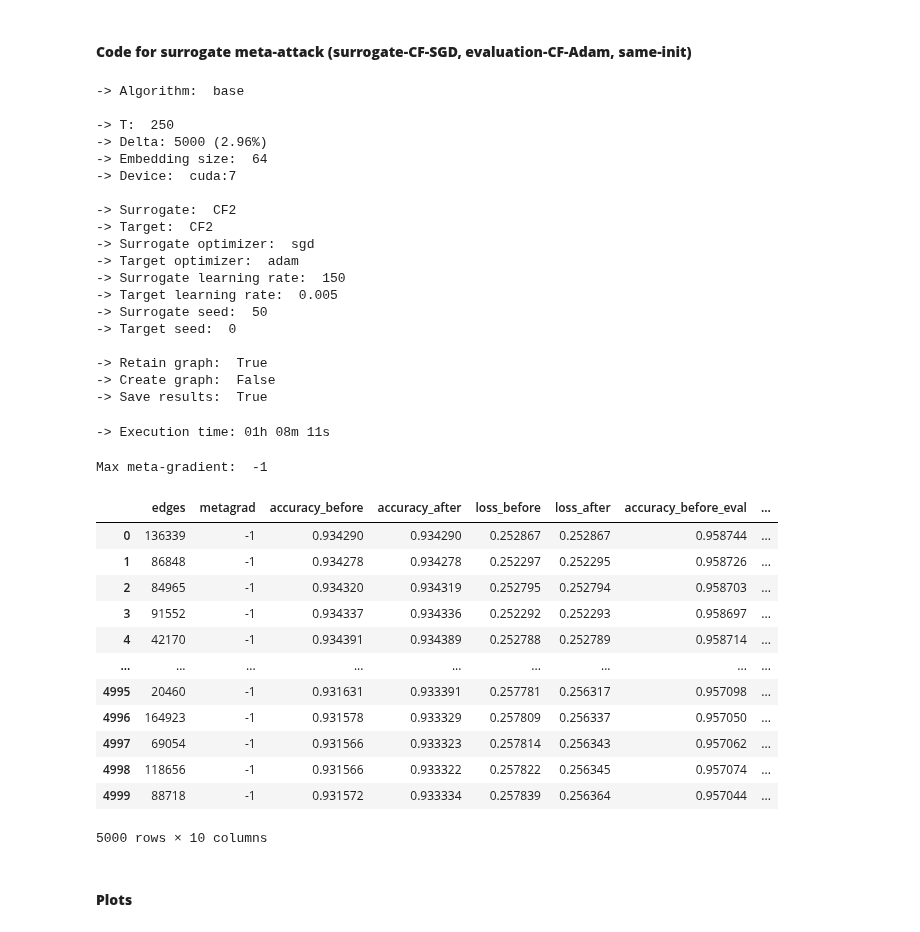
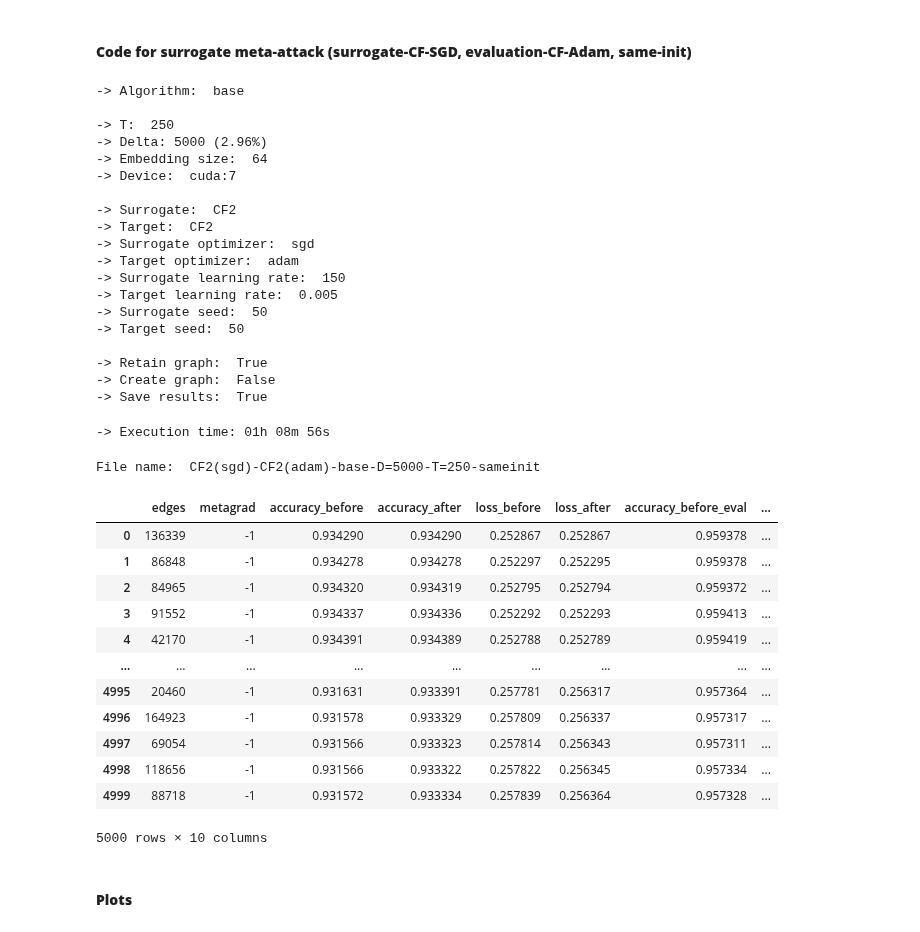
Before and after one commit to aravind-gk/RecSysAttack, a Jupyter notebook: surrogate-base.ipynb, the cells around one changed output. Saved outputs shown, nothing was run; the diff lists cells and outputs as text; code cells hidden in the pictures.

```diff
--- a/surrogate-base.ipynb
+++ b/surrogate-base.ipynb
@@ -93,7 +93,7 @@ opt_target = 'adam'
 lr_surrogate = 150
 lr_target = 0.005
 seed_surrogate = 50
-seed_target = 0
+seed_target = 50
 
 # start execution
 start_time = time.time()
@@ -298,7 +298,7 @@ print('-> Execution time: {}'.format(exec_time))
 
 # process results
 perturbations = pd.DataFrame(perturbations)
-filename = '{}({})-{}({})-{}-D={}-T={}-diffinit'.format(surrogate, opt_surrogate, target, opt_target, algorithm, Delta, T)
+filename = '{}({})-{}({})-{}-D={}-T={}-sameinit'.format(surrogate, opt_surrogate, target, opt_target, algorithm, Delta, T)
 if save_results:
     perturbations.to_csv('results/' + dataset + '/' + filename + '.csv')
 # %% [output]
@@ -316,29 +316,31 @@ if save_results:
 -> Surrogate learning rate:  150
 -> Target learning rate:  0.005
 -> Surrogate seed:  50
--> Target seed:  0
+-> Target seed:  50
 
 -> Retain graph:  True
 -> Create graph:  False
 -> Save results:  True
--> Execution time: 01h 08m 11s
+-> Execution time: 01h 08m 56s
 # %%
-print('Max meta-gradient: ', perturbations['metagrad'].max())
+print('File name: ', filename)
+if 'meta' in algorithm:
+    print('Max meta-gradient: ', perturbations['metagrad'].max())
 perturbations
 # %% [output]
-Max meta-gradient:  -1
+File name:  CF2(sgd)-CF2(adam)-base-D=5000-T=250-sameinit
 |  | edges | metagrad | accuracy_before | accuracy_after | loss_before | loss_after | accuracy_before_eval | ... |
-| 0 | 136339 | -1 | 0.934290 | 0.934290 | 0.252867 | 0.252867 | 0.958744 | ... |
-| 1 | 86848 | -1 | 0.934278 | 0.934278 | 0.252297 | 0.252295 | 0.958726 | ... |
-| 2 | 84965 | -1 | 0.934320 | 0.934319 | 0.252795 | 0.252794 | 0.958703 | ... |
-| 3 | 91552 | -1 | 0.934337 | 0.934336 | 0.252292 | 0.252293 | 0.958697 | ... |
-| 4 | 42170 | -1 | 0.934391 | 0.934389 | 0.252788 | 0.252789 | 0.958714 | ... |
+| 0 | 136339 | -1 | 0.934290 | 0.934290 | 0.252867 | 0.252867 | 0.959378 | ... |
+| 1 | 86848 | -1 | 0.934278 | 0.934278 | 0.252297 | 0.252295 | 0.959378 | ... |
+| 2 | 84965 | -1 | 0.934320 | 0.934319 | 0.252795 | 0.252794 | 0.959372 | ... |
+| 3 | 91552 | -1 | 0.934337 | 0.934336 | 0.252292 | 0.252293 | 0.959413 | ... |
+| 4 | 42170 | -1 | 0.934391 | 0.934389 | 0.252788 | 0.252789 | 0.959419 | ... |
 | ... | ... | ... | ... | ... | ... | ... | ... | ... |
-| 4995 | 20460 | -1 | 0.931631 | 0.933391 | 0.257781 | 0.256317 | 0.957098 | ... |
-| 4996 | 164923 | -1 | 0.931578 | 0.933329 | 0.257809 | 0.256337 | 0.957050 | ... |
-| 4997 | 69054 | -1 | 0.931566 | 0.933323 | 0.257814 | 0.256343 | 0.957062 | ... |
-| 4998 | 118656 | -1 | 0.931566 | 0.933322 | 0.257822 | 0.256345 | 0.957074 | ... |
-| 4999 | 88718 | -1 | 0.931572 | 0.933334 | 0.257839 | 0.256364 | 0.957044 | ... |
+| 4995 | 20460 | -1 | 0.931631 | 0.933391 | 0.257781 | 0.256317 | 0.957364 | ... |
+| 4996 | 164923 | -1 | 0.931578 | 0.933329 | 0.257809 | 0.256337 | 0.957317 | ... |
+| 4997 | 69054 | -1 | 0.931566 | 0.933323 | 0.257814 | 0.256343 | 0.957311 | ... |
+| 4998 | 118656 | -1 | 0.931566 | 0.933322 | 0.257822 | 0.256345 | 0.957334 | ... |
+| 4999 | 88718 | -1 | 0.931572 | 0.933334 | 0.257839 | 0.256364 | 0.957328 | ... |
 5000 rows × 10 columns
 # %% [markdown]
 #### **Plots**
```
Also changed, not shown: parts of 1 cell of this notebook, 7 other files.
